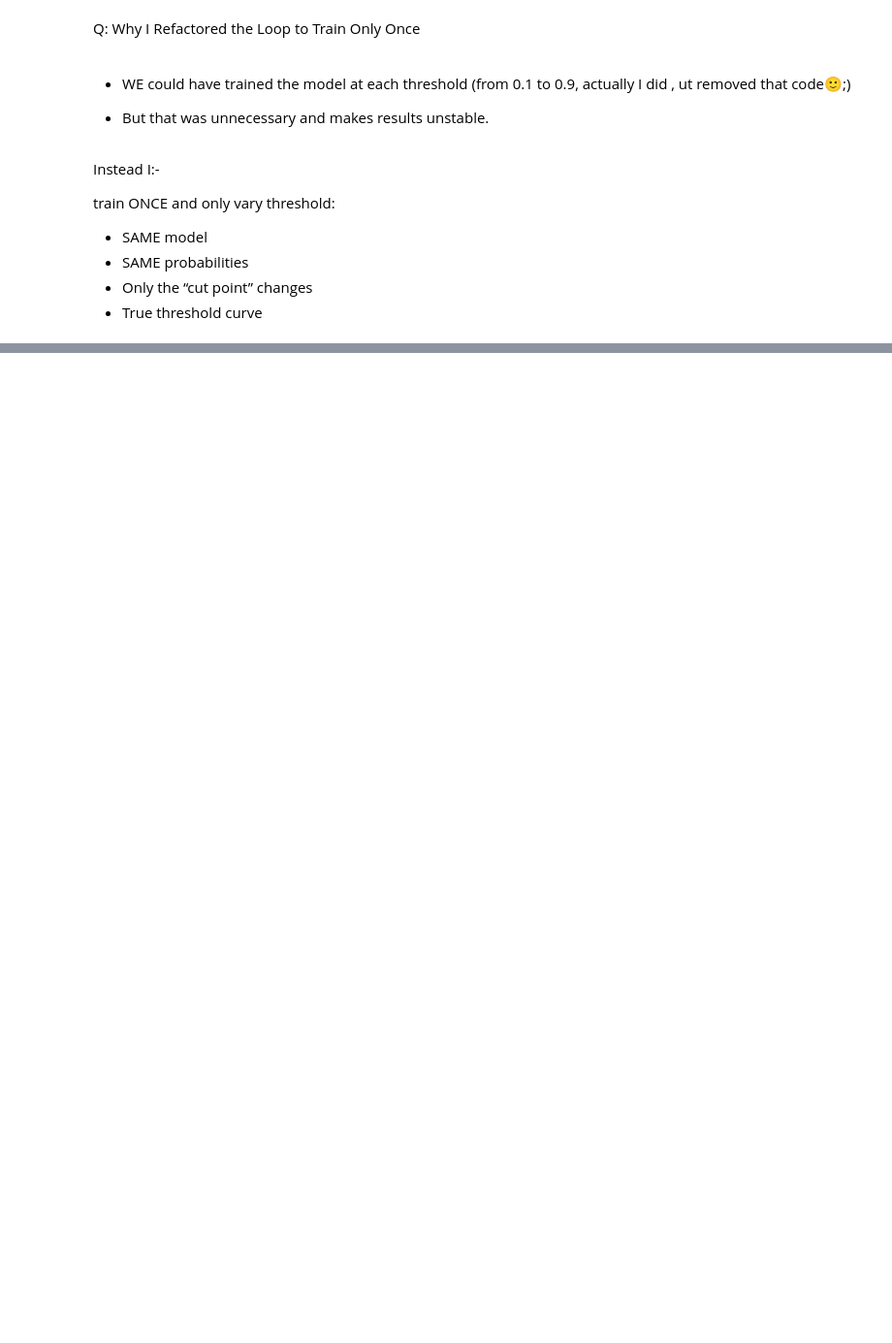
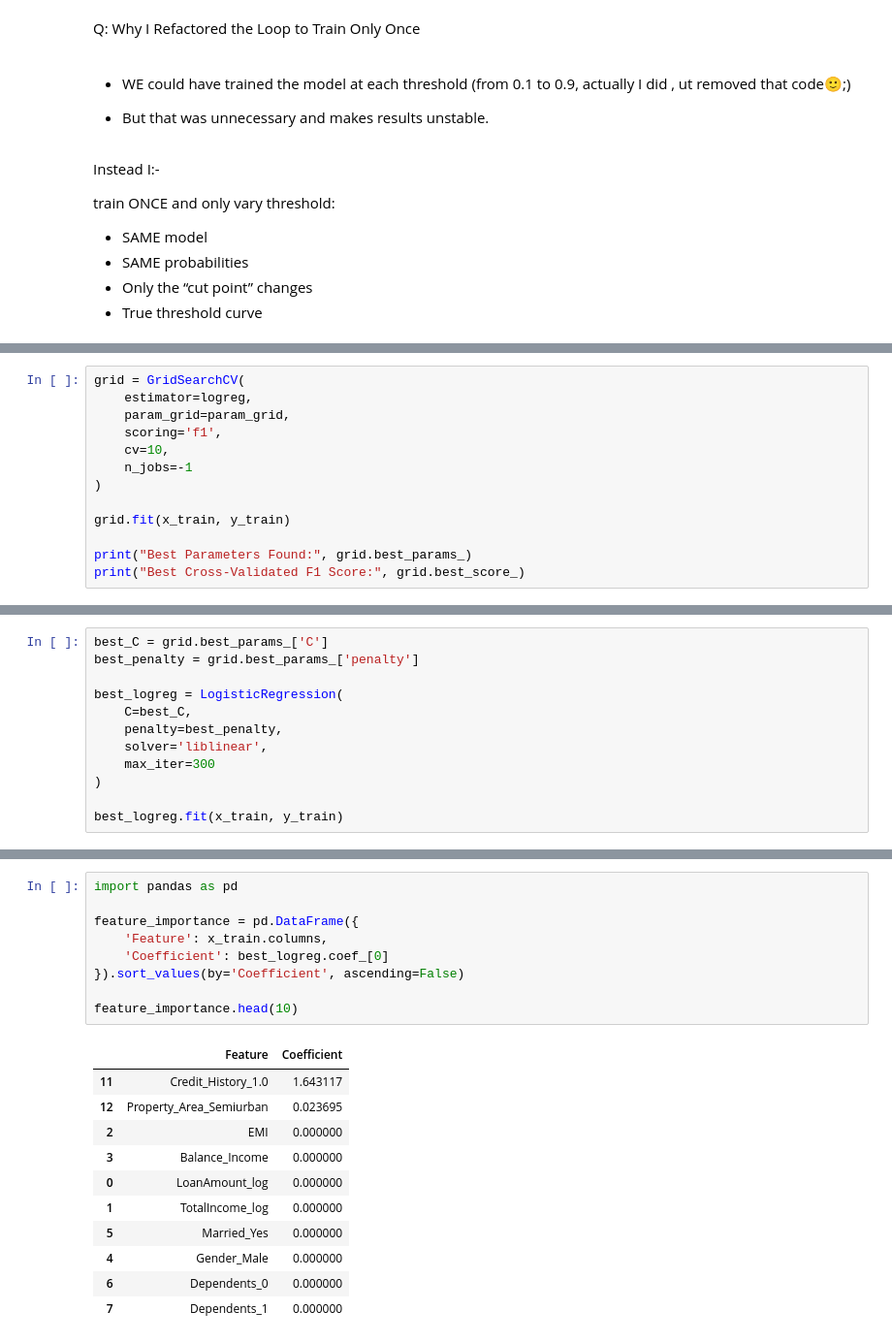
Before and after one commit to bhavbooks/Loan-Approval-Prediction-System, a Jupyter notebook: main.ipynb, the cells around one changed output, grey strips where cells are left out. Shown at 97% size. Drawn from its saved outputs; the diff is of its cells as text; blank space fills up the shorter version.

```diff
--- a/main.ipynb
+++ b/main.ipynb
@@ -1731,0 +1807,13 @@ train ONCE and only vary threshold:
+# %%
+grid = GridSearchCV(
+    estimator=logreg,
+    param_grid=param_grid,
+    scoring='f1',
+    cv=10,
+    n_jobs=-1
+)
+
+grid.fit(x_train, y_train)
+
+print("Best Parameters Found:", grid.best_params_)
+print("Best Cross-Validated F1 Score:", grid.best_score_)
@@ -1731,0 +1823,12 @@ train ONCE and only vary threshold:
+# %%
+best_C = grid.best_params_['C']
+best_penalty = grid.best_params_['penalty']
+
+best_logreg = LogisticRegression(
+    C=best_C,
+    penalty=best_penalty,
+    solver='liblinear',
+    max_iter=300
+)
+
+best_logreg.fit(x_train, y_train)
@@ -1731,0 +1927,21 @@ train ONCE and only vary threshold:
+# %%
+import pandas as pd
+
+feature_importance = pd.DataFrame({
+    'Feature': x_train.columns,
+    'Coefficient': best_logreg.coef_[0]
+}).sort_values(by='Coefficient', ascending=False)
+
+feature_importance.head(10)
+# %% [output]
+|  | Feature | Coefficient |
+| 11 | Credit_History_1.0 | 1.643117 |
+| 12 | Property_Area_Semiurban | 0.023695 |
+| 2 | EMI | 0.000000 |
+| 3 | Balance_Income | 0.000000 |
+| 0 | LoanAmount_log | 0.000000 |
+| 1 | TotalIncome_log | 0.000000 |
+| 5 | Married_Yes | 0.000000 |
+| 4 | Gender_Male | 0.000000 |
+| 6 | Dependents_0 | 0.000000 |
+| 7 | Dependents_1 | 0.000000 |
```
Also changed, not shown: parts of 23 cells of this notebook.
